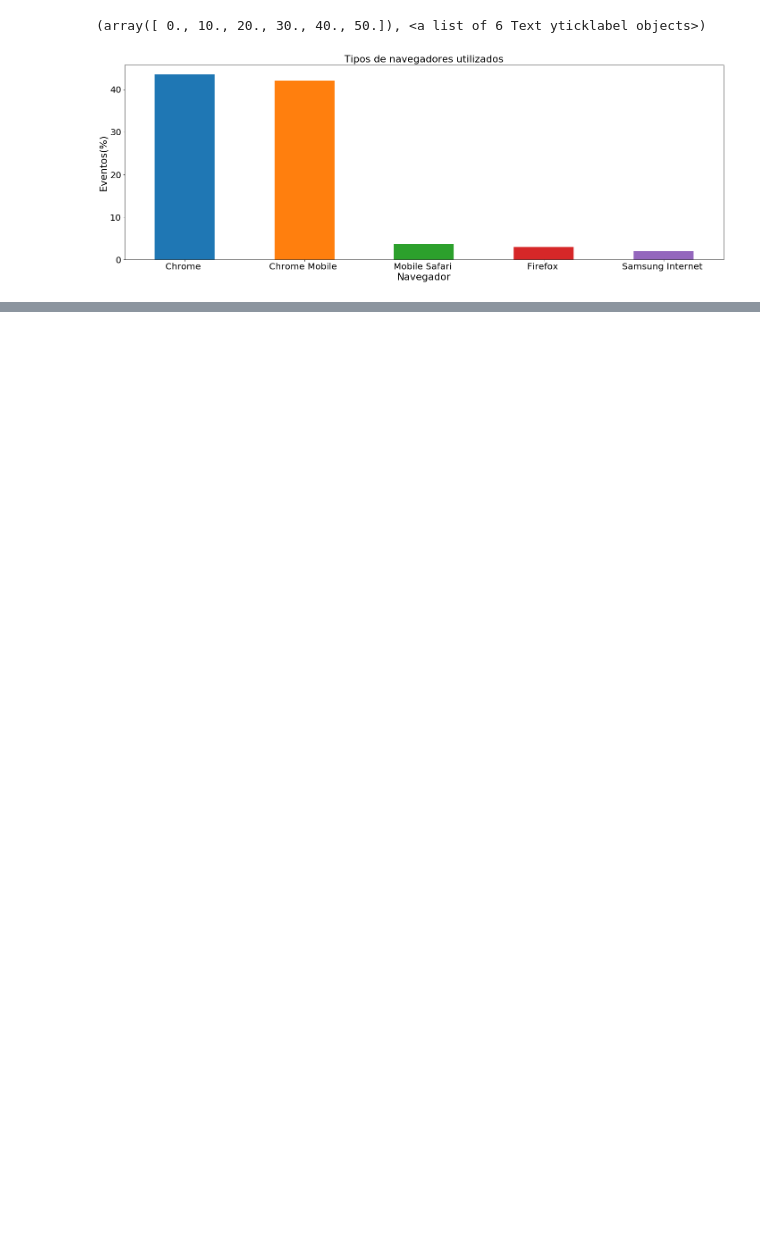
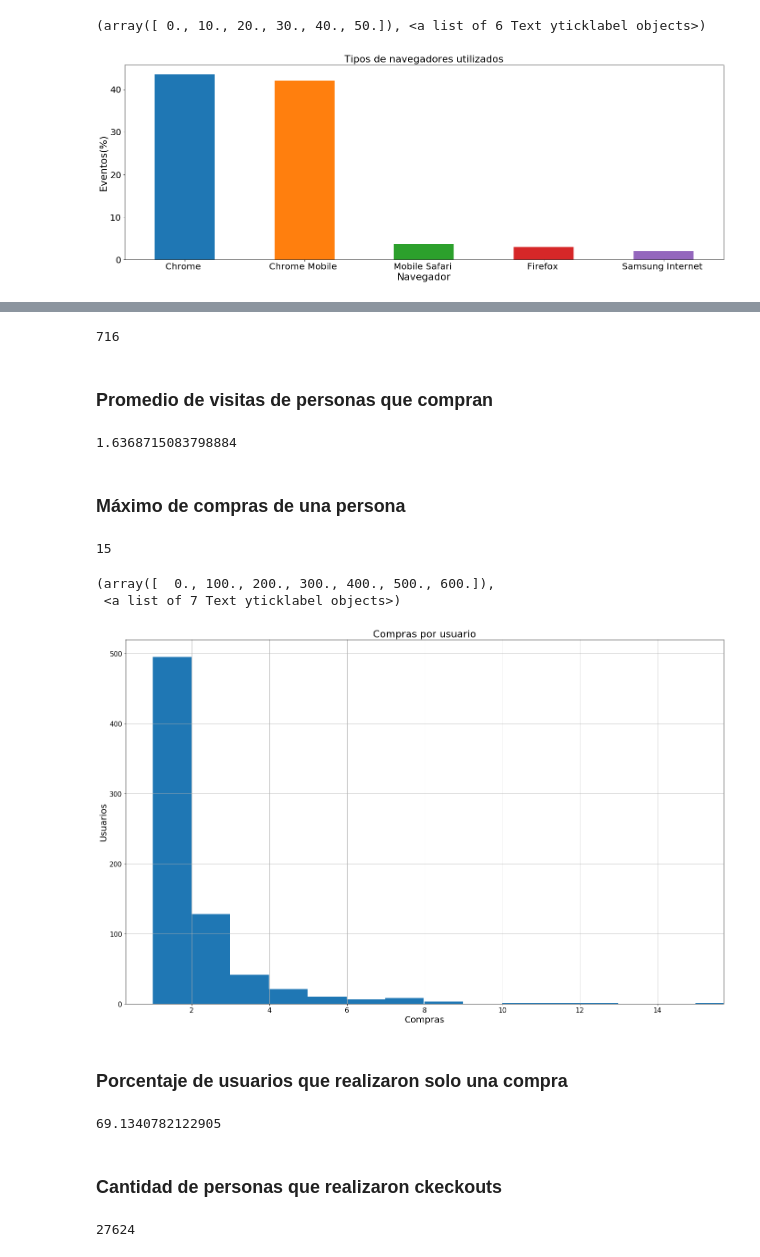
Before and after one commit to emabrea/7506-DATOS-TP1, a Jupyter notebook: Analisis Exploratorio.ipynb, the cells around one changed output, grey strips where cells are left out. Cells and saved outputs as stored; diff of their text form; code cells hidden in the pictures; blank space fills up the shorter version.

Commit message:
Agregue analisis sobre usarios/compras/checkouts

```diff
--- a/Analisis Exploratorio.ipynb
+++ b/Analisis Exploratorio.ipynb
@@ -532,0 +537,42 @@ plt.yticks(size = 20)
+# %%
+compras=trocafone.loc[trocafone['event']=='conversion'].groupby('person')
+len(compras)
+# %% [output]
+716
+# %% [markdown]
+### Promedio de visitas de personas que compran
+# %%
+compras.size().mean()
+# %% [output]
+1.6368715083798884
+# %% [markdown]
+### Máximo de compras de una persona
+# %%
+compras.size().max()
+# %% [output]
+15
+# %%
+compras.size().hist(figsize=(24,15),bins=716,width=1)
+
+plt.title("Compras por usuario",fontsize='22')
+plt.xlabel('Compras',fontsize=20)
+plt.ylabel('Usuarios',fontsize=20)
+plt.xticks(size = 15)
+plt.yticks(size = 15)
+# %% [output]
+(array([  0., 100., 200., 300., 400., 500., 600.]),
+ <a list of 7 Text yticklabel objects>)
+[figure, added]
+# %% [markdown]
+### Porcentaje de usuarios que realizaron solo una compra
+# %%
+len(compras[compras==1])*100/len(compras)
+# %% [output]
+69.1340782122905
+# %% [markdown]
+### Cantidad de personas que realizaron ckeckouts
+# %%
+checkouts=trocafone.loc[trocafone['event']=='checkout'].groupby('person')
+len(checkouts)
+# %% [output]
+27624
```
Also changed, not shown: parts of 15 cells of this notebook.
